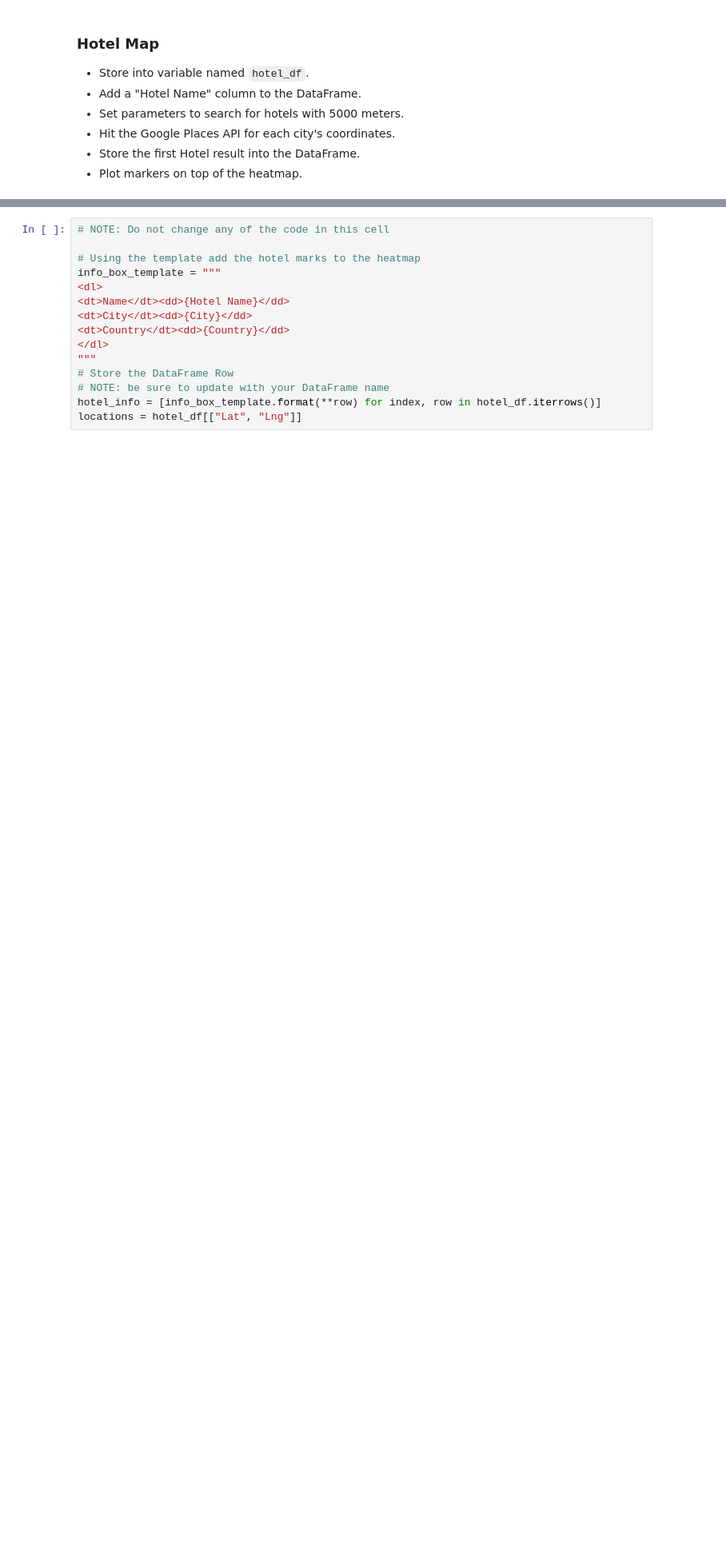
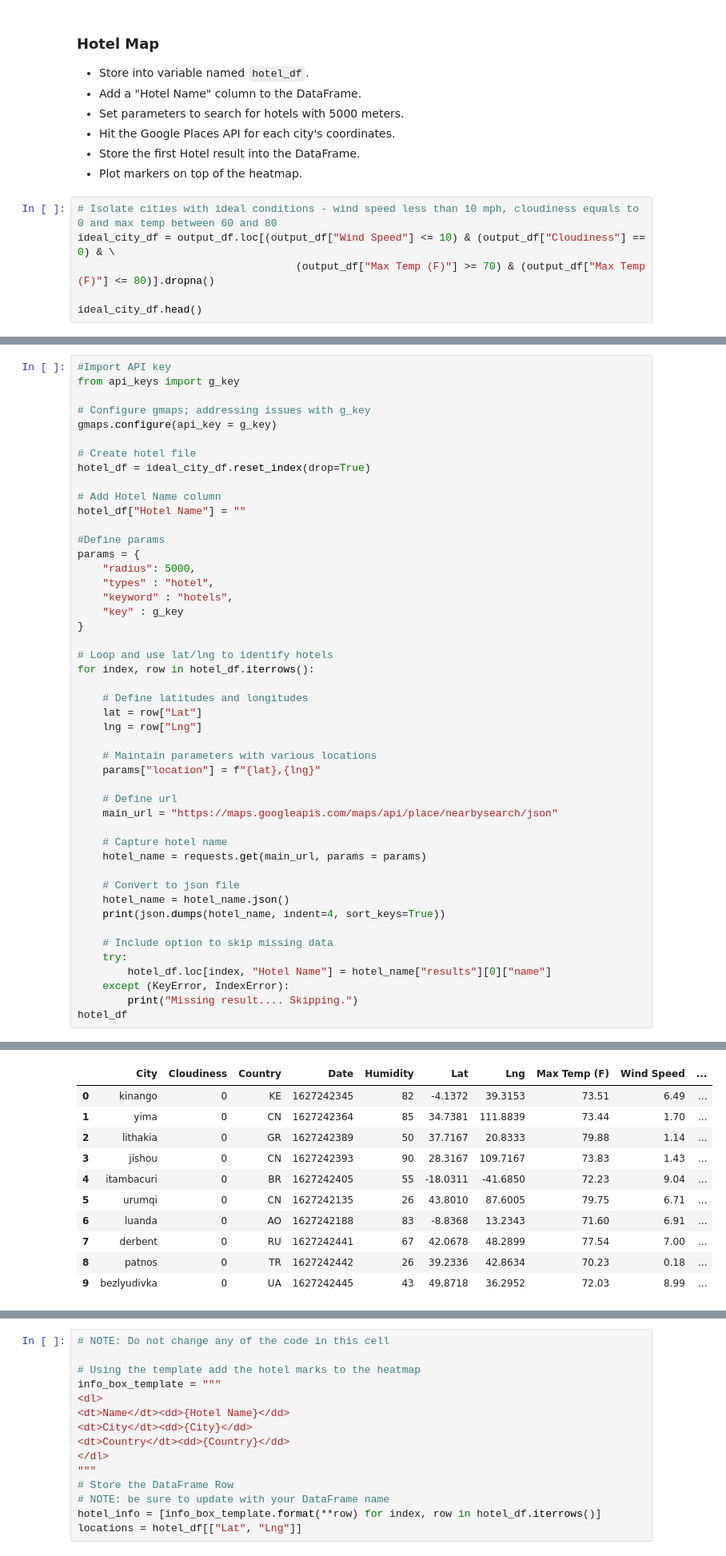
Before and after one commit to petagaye2001/python-api-challenge, a Jupyter notebook: VacationPy/VacationPy.ipynb, the cells around one changed output, grey strips where cells are left out. Shown at 80% size. Drawn from its saved outputs; the diff is of its cells as text; blank space fills up the shorter version.

```diff
--- a/VacationPy/VacationPy.ipynb
+++ b/VacationPy/VacationPy.ipynb
@@ -102,3 +102,9 @@ output_df.head()
 * Hit the Google Places API for each city's coordinates.
 * Store the first Hotel result into the DataFrame.
 * Plot markers on top of the heatmap.
+# %%
+# Isolate cities with ideal conditions - wind speed less than 10 mph, cloudiness equals to 0 and max temp between 60 and 80
+ideal_city_df = output_df.loc[(output_df["Wind Speed"] <= 10) & (output_df["Cloudiness"] == 0) & \
+                                   (output_df["Max Temp (F)"] >= 70) & (output_df["Max Temp (F)"] <= 80)].dropna()
+
+ideal_city_df.head()
@@ -104,0 +118,48 @@ output_df.head()
+# %%
+#Import API key
+from api_keys import g_key
+
+# Configure gmaps; addressing issues with g_key
+gmaps.configure(api_key = g_key)
+
+# Create hotel file
+hotel_df = ideal_city_df.reset_index(drop=True)
+
+# Add Hotel Name column
+hotel_df["Hotel Name"] = ""
+
+#Define params
+params = {
+    "radius": 5000,
+    "types" : "hotel",
+    "keyword" : "hotels",
+    "key" : g_key
+}
+
+# Loop and use lat/lng to identify hotels
+for index, row in hotel_df.iterrows():
+
+    # Define latitudes and longitudes
+    lat = row["Lat"]
+    lng = row["Lng"]
+
+    # Maintain parameters with various locations
+    params["location"] = f"{lat},{lng}"
+
+    # Define url
+    main_url = "https://maps.googleapis.com/maps/api/place/nearbysearch/json"
+
+    # Capture hotel name
+    hotel_name = requests.get(main_url, params = params)
+
+    # Convert to json file
+    hotel_name = hotel_name.json()
+    print(json.dumps(hotel_name, indent=4, sort_keys=True))
+
+    # Include option to skip missing data
+    try:
+        hotel_df.loc[index, "Hotel Name"] = hotel_name["results"][0]["name"]
+    except (KeyError, IndexError):
+        print("Missing result.... Skipping.")
+hotel_df
+# %% [output]
@@ -104,0 +183,11 @@ output_df.head()
+|  | City | Cloudiness | Country | Date | Humidity | Lat | Lng | Max Temp (F) | Wind Speed | ... |
+| 0 | kinango | 0 | KE | 1627242345 | 82 | -4.1372 | 39.3153 | 73.51 | 6.49 | ... |
+| 1 | yima | 0 | CN | 1627242364 | 85 | 34.7381 | 111.8839 | 73.44 | 1.70 | ... |
+| 2 | lithakia | 0 | GR | 1627242389 | 50 | 37.7167 | 20.8333 | 79.88 | 1.14 | ... |
+| 3 | jishou | 0 | CN | 1627242393 | 90 | 28.3167 | 109.7167 | 73.83 | 1.43 | ... |
+| 4 | itambacuri | 0 | BR | 1627242405 | 55 | -18.0311 | -41.6850 | 72.23 | 9.04 | ... |
+| 5 | urumqi | 0 | CN | 1627242135 | 26 | 43.8010 | 87.6005 | 79.75 | 6.71 | ... |
+| 6 | luanda | 0 | AO | 1627242188 | 83 | -8.8368 | 13.2343 | 71.60 | 6.91 | ... |
+| 7 | derbent | 0 | RU | 1627242441 | 67 | 42.0678 | 48.2899 | 77.54 | 7.00 | ... |
+| 8 | patnos | 0 | TR | 1627242442 | 26 | 39.2336 | 42.8634 | 70.23 | 0.18 | ... |
+| 9 | bezlyudivka | 0 | UA | 1627242445 | 43 | 49.8718 | 36.2952 | 72.03 | 8.99 | ... |
```
Also changed, not shown: parts of 4 cells of this notebook.
